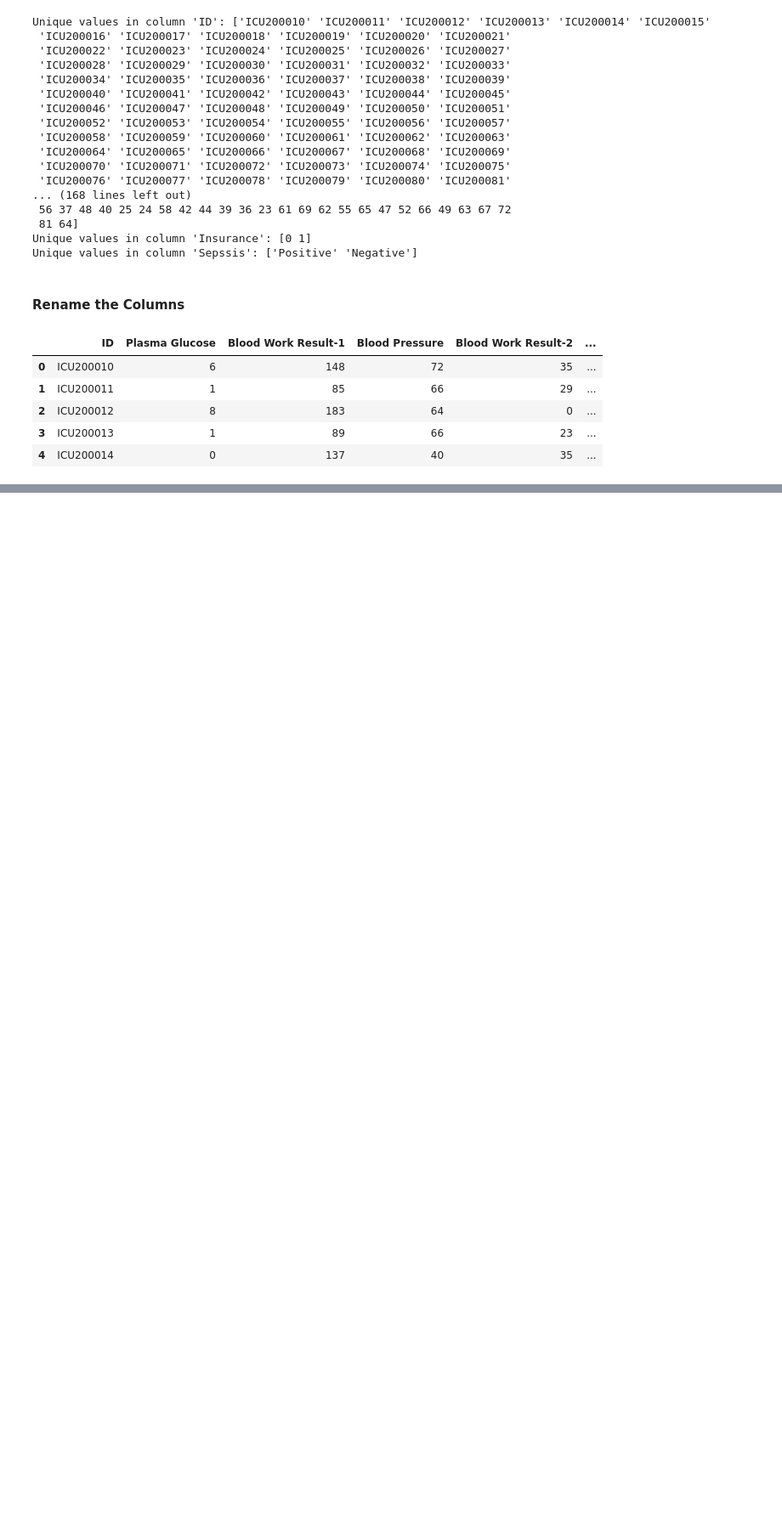
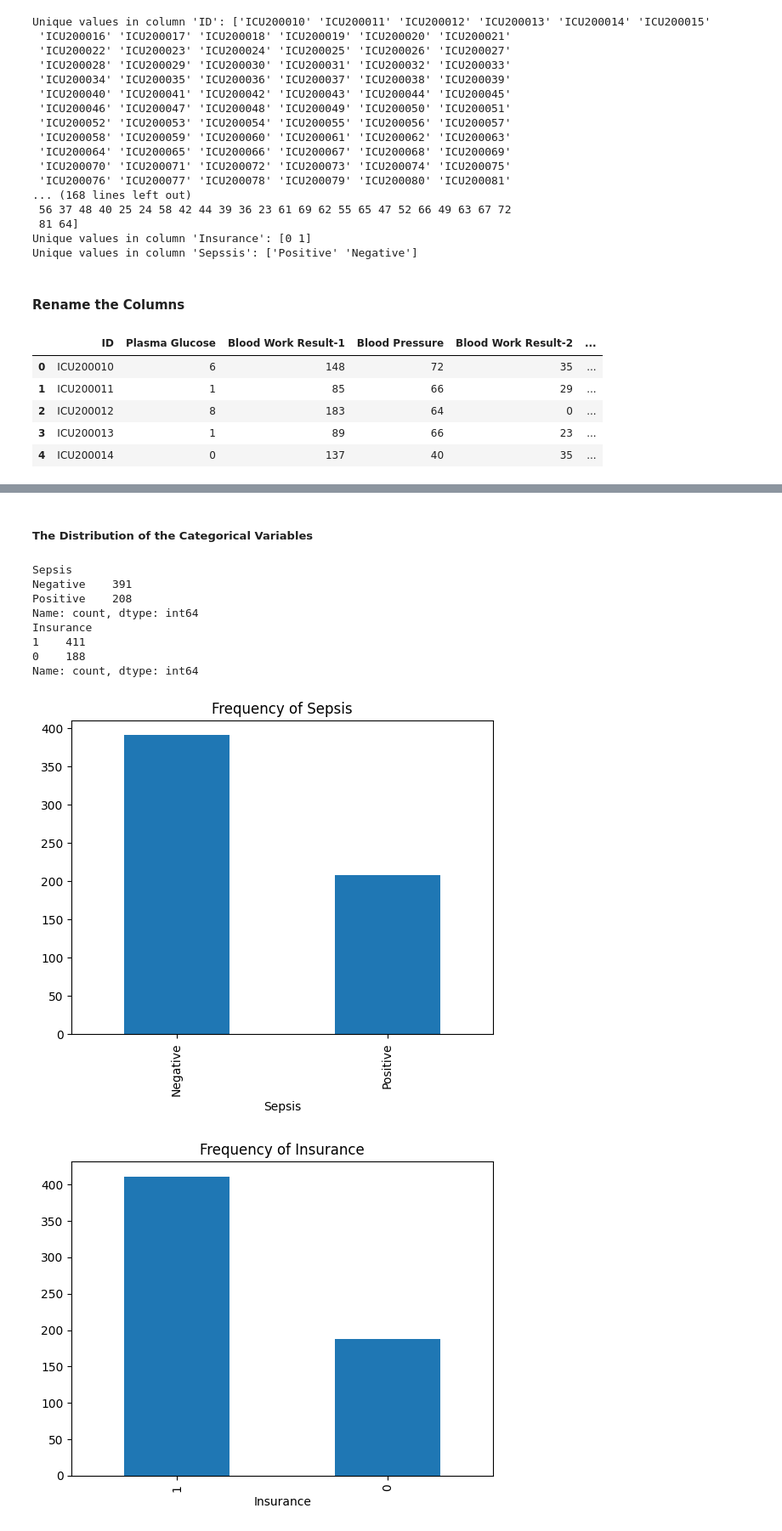
Before and after one commit to AndyMortey/Machine-Learning-API-Using-FastAPI-The-Sepsis-Case-Study, a Jupyter notebook: notebook.ipynb, the cells around one changed output, grey strips where cells are left out. Shown at 85% size. Saved outputs shown, nothing was run; the diff lists cells and outputs as text; code cells hidden in the pictures; blank space fills up the shorter version.

```diff
--- a/notebook.ipynb
+++ b/notebook.ipynb
@@ -229,7 +229,7 @@ Unique values in column 'Sepssis': ['Positive' 'Negative']
 df = df.rename(columns={'PRG': 'Plasma Glucose', 'PL': 'Blood Work Result-1',
                         'PR': 'Blood Pressure','SK': 'Blood Work Result-2',
                         'TS': 'Blood Work Result-3', 'M11': 'Body Mass Index',
-                        'BD2': 'Blood Work Result-4'})
+                        'BD2': 'Blood Work Result-4', 'Sepssis': 'Sepsis'})
 # %%
 #Preview the dataset
 df.head()
@@ -242,0 +245,27 @@ df.head()
+# %% [markdown]
+##### The Distribution of the Categorical Variables
+# %%
+import matplotlib.pyplot as plt
+#Frequency tables
+print(df['Sepsis'].value_counts())
+print(df['Insurance'].value_counts())
+
+#Bar charts
+df['Sepsis'].value_counts().plot(kind='bar')
+plt.title('Frequency of Sepsis')
+plt.show()
+
+df['Insurance'].value_counts().plot(kind='bar')
+plt.title('Frequency of Insurance')
+plt.show()
+# %% [output]
+Sepsis
+Negative    391
+Positive    208
+Name: count, dtype: int64
+Insurance
+1    411
+0    188
+Name: count, dtype: int64
+[figure, added]
+[figure, added]
```
Also changed, not shown: parts of 4 cells of this notebook.
